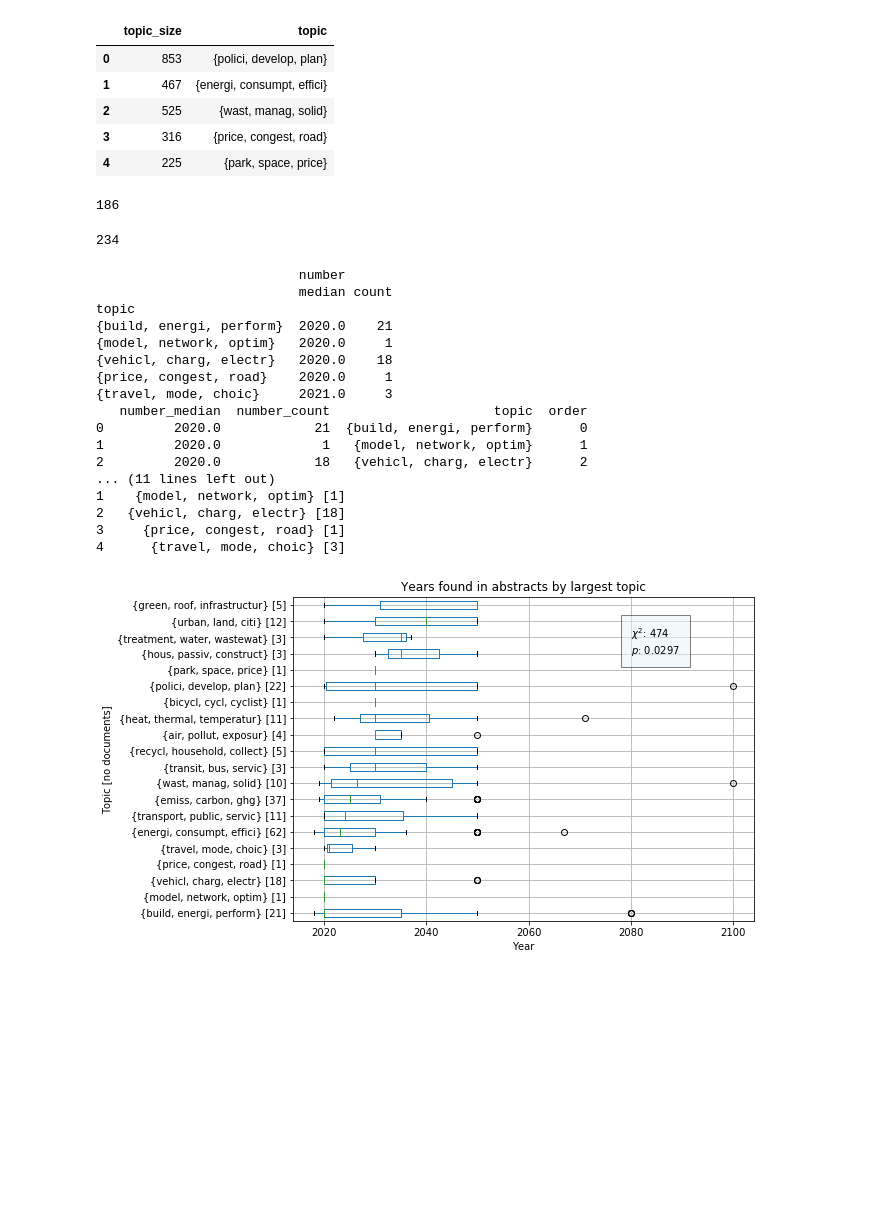
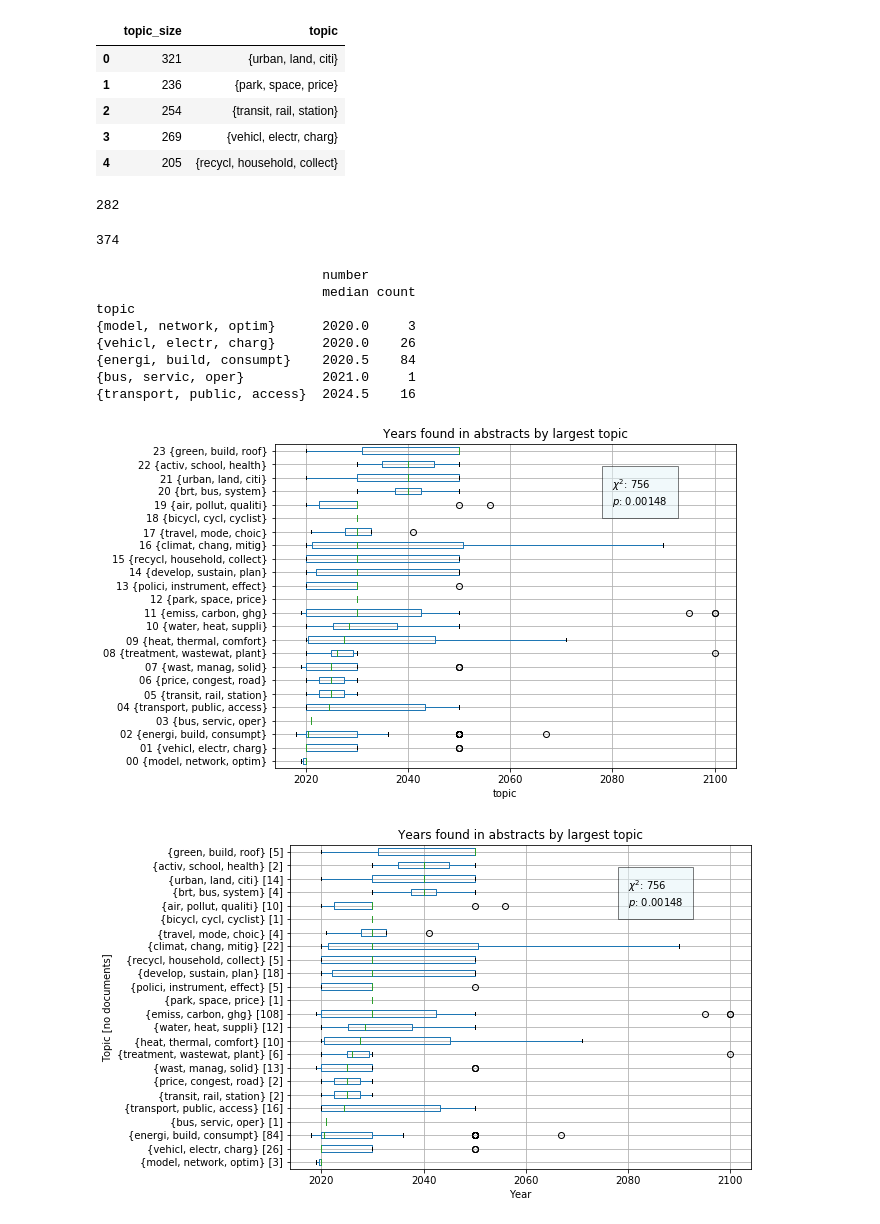
Before and after one commit to mcc-apsis/cities-1-5, a Jupyter notebook: code/time.ipynb, the cells around one changed output. Drawn from its saved outputs; the diff is of its cells as text; code cells hidden in the pictures; blank space fills up the shorter version.

```diff
--- a/code/time.ipynb
+++ b/code/time.ipynb
@@ -22,17 +22,17 @@ from tmv_app.models import *
 from scipy import stats
 import ipy_table as tbl
 
-run_id = 96
-qid = 1053
+run_id = 181
+qid = 1281
 # %%
 docs = Doc.objects.filter(query=qid)
 # %%
-calc_sizes = False
+calc_sizes = True
 if calc_sizes:
     topic_sizes = {}
     docs = Doc.objects.filter(query=qid,doctopic__isnull=False).distinct('UT')
     for doc in docs.iterator():
-        t = doc.doctopic_set.filter(run_id=96).order_by('-score').first()
+        t = doc.doctopic_set.filter(run_id=run_id).order_by('-score').first()
         try:
             topic_sizes[t.topic.title] +=1
         except:
@@ -55,11 +71,11 @@ topics = pd.DataFrame.from_dict(list(topic_sizes)).rename(columns={'title':'topi
 topics.head()
 # %% [output]
 |  | topic_size | topic |
-| 0 | 853 | {polici, develop, plan} |
-| 1 | 467 | {energi, consumpt, effici} |
-| 2 | 525 | {wast, manag, solid} |
-| 3 | 316 | {price, congest, road} |
-| 4 | 225 | {park, space, price} |
+| 0 | 321 | {urban, land, citi} |
+| 1 | 236 | {park, space, price} |
+| 2 | 254 | {transit, rail, station} |
+| 3 | 269 | {vehicl, electr, charg} |
+| 4 | 205 | {recycl, household, collect} |
 # %%
 tvalues = []
 dns = 0
@@ -68,7 +84,7 @@ for d in docs:
     ns = [x for x in re.findall("[^0-9]+([2-3{1}][0-9]{3})[^0-9]+",d.content) if int(x) > 2017 and int(x) < 2101]
     if len(ns) > 0:
         dns+=1
-        t = d.doctopic_set.filter(run_id=96).order_by('-score').first()
+        t = d.doctopic_set.filter(run_id=run_id).order_by('-score').first()
         for n in ns:
             v = {
                 "doc" : d.UT,
@@ -81,14 +97,14 @@ for d in docs:
 
 print(dns)
 # %% [output]
-186
+282
 # %%
 df = pd.DataFrame.from_dict(list(tvalues))
 df['number'] = pd.to_numeric(df['number'])
 df.head()
 len(df)
 # %% [output]
-234
+374
 # %%
 pdf = df[['topic','number']]
 g = pdf.groupby('topic').agg(['median','count']).sort_values(('number','median'))
@@ -105,50 +121,42 @@ g['topic_label'] = g.apply(lambda x: "{} [{}]".format(x['topic'], (x['number_cou
 pdf = pd.merge(pdf,g[['topic','order']])
 pdf['topic'] = pdf.apply(lambda x: "{:02d} {}".format(x['order'], x['topic']) , axis=1)
 # %% [output]
-                          number
-                          median count
+                             number
+                             median count
 topic
-{build, energi, perform}  2020.0    21
-{model, network, optim}   2020.0     1
-{vehicl, charg, electr}   2020.0    18
-{price, congest, road}    2020.0     1
-{travel, mode, choic}     2021.0     3
-   number_median  number_count                     topic  order
-0         2020.0            21  {build, energi, perform}      0
-1         2020.0             1   {model, network, optim}      1
-2         2020.0            18   {vehicl, charg, electr}      2
-... (11 lines left out)
-1    {model, network, optim} [1]
-2   {vehicl, charg, electr} [18]
-3     {price, congest, road} [1]
-4      {travel, mode, choic} [3]
+{model, network, optim}      2020.0     3
+{vehicl, electr, charg}      2020.0    26
+{energi, build, consumpt}    2020.5    84
+{bus, servic, oper}          2021.0     1
+{transport, public, access}  2024.5    16
 # %%
 import matplotlib.pyplot as plt
 crosstab = pd.crosstab(df['topic'],df['number'])
 chi2, p, dof, expected = stats.chi2_contingency(crosstab.values)
 
-tbl.make_table(results)
+#tbl.make_table(results)
 plt.rcParams["figure.figsize"] = [8,6]
 pdf.boxplot(column='number', by='topic', vert=False)
 plt.savefig('../plots/topic_years.png',bbox_inches='tight')
 
 plt.text(
-    2080,17,'$\chi^2$: {0:.3g}\n$p$: {1:.3g}'.format(chi2,p),
+    2080,20,'$\chi^2$: {0:.3g}\n$p$: {1:.3g}'.format(chi2,p),
     bbox={'facecolor':'#e5f5f9', 'alpha':0.5, 'pad':10}
 )
 
 plt.title('Years found in abstracts by largest topic')
 plt.suptitle('')
 
 #fig, ax = plt.subplots()
 plt.yticks(g.index+1,g.topic_label)
 plt.xlabel('Year')
 plt.ylabel('Topic [no documents]')
 
 plt.savefig('../plots/topic_years.png',bbox_inches='tight')
 plt.show()
 # %% [output]
-[figure, old version]
+[figure, new version]
+[figure, added]
 # %%
 df.to_csv("../data/years.csv")
 # %%
```
Also changed, not shown: parts of 2 cells of this notebook, 5 other files.
